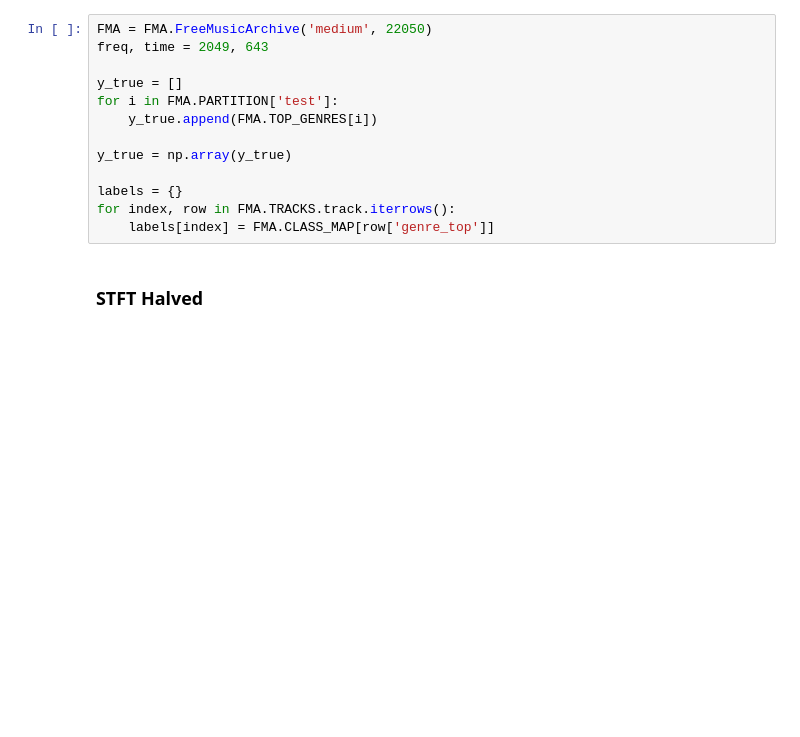
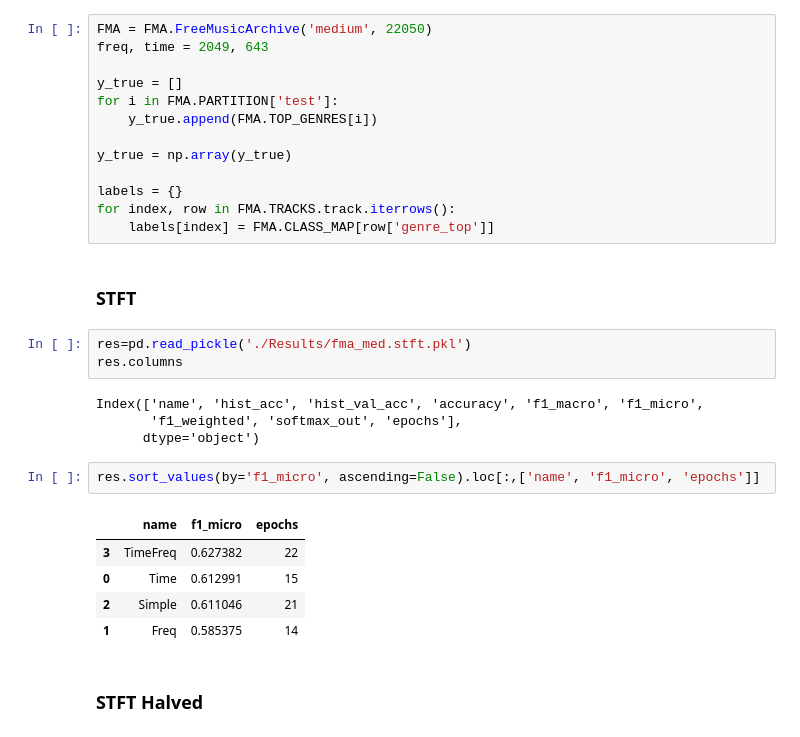
Before and after one commit to RyanWhitell/Deep-Learning-for-Music-Recommendation, a Jupyter notebook: Thesis.ipynb, the cells around one changed output. Saved outputs shown, nothing was run; the diff lists cells and outputs as text; blank space fills up the shorter version.

Commit message:
Get results from chroma

```diff
--- a/Thesis.ipynb
+++ b/Thesis.ipynb
@@ -412,6 +414,23 @@ y_true = np.array(y_true)
 labels = {}
 for index, row in FMA.TRACKS.track.iterrows():
     labels[index] = FMA.CLASS_MAP[row['genre_top']]
+# %% [markdown]
+### STFT
+# %%
+res=pd.read_pickle('./Results/fma_med.stft.pkl')
+res.columns
+# %% [output]
+Index(['name', 'hist_acc', 'hist_val_acc', 'accuracy', 'f1_macro', 'f1_micro',
+       'f1_weighted', 'softmax_out', 'epochs'],
+      dtype='object')
+# %%
+res.sort_values(by='f1_micro', ascending=False).loc[:,['name', 'f1_micro', 'epochs']]
+# %% [output]
+|  | name | f1_micro | epochs |
+| 3 | TimeFreq | 0.627382 | 22 |
+| 0 | Time | 0.612991 | 15 |
+| 2 | Simple | 0.611046 | 21 |
+| 1 | Freq | 0.585375 | 14 |
 # %% [markdown]
 ### STFT Halved
 # %%
```
Also changed, not shown: parts of 12 cells of this notebook, 4 other files.
